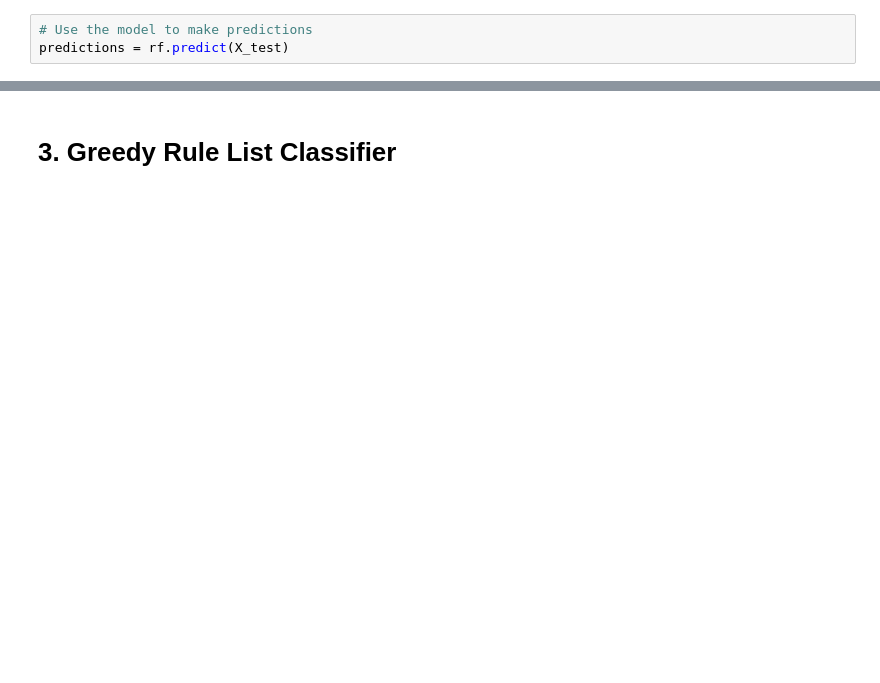
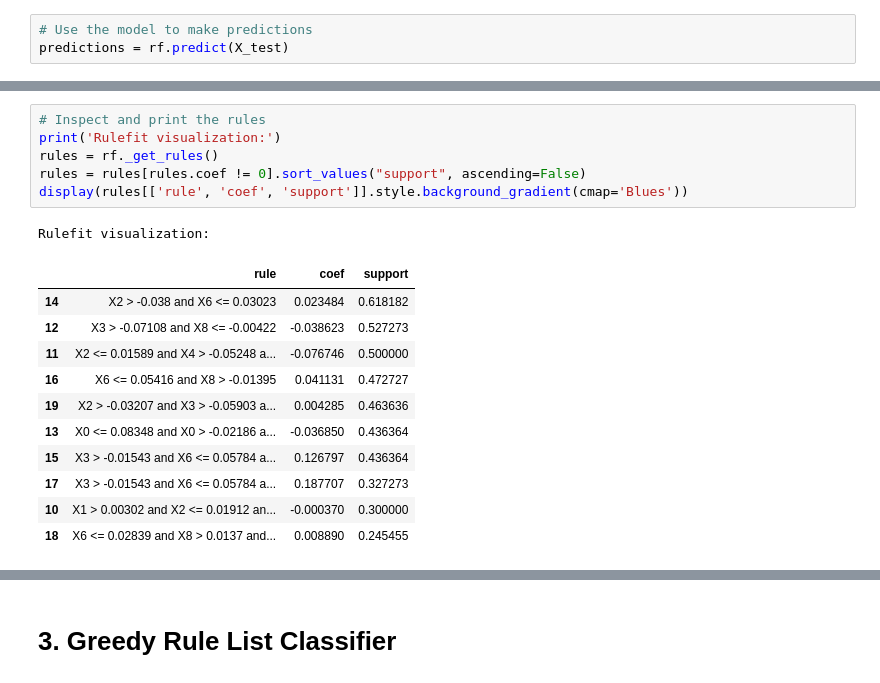
Before and after one commit to akalpit23/Interpretable-ML, a Jupyter notebook: Assignment-4/Assignment_04_Interpretable_ML_2.ipynb, the cells around one changed output, grey strips where cells are left out. Cells and saved outputs as stored; diff of their text form; blank space fills up the shorter version.

```diff
--- a/Assignment-4/Assignment_04_Interpretable_ML_2.ipynb
+++ b/Assignment-4/Assignment_04_Interpretable_ML_2.ipynb
@@ -185,3 +270,22 @@ rule_df
+# %%
+# Inspect and print the rules
+print('Rulefit visualization:')
+rules = rf._get_rules()
+rules = rules[rules.coef != 0].sort_values("support", ascending=False)
+display(rules[['rule', 'coef', 'support']].style.background_gradient(cmap='Blues'))
+# %% [output]
+Rulefit visualization:
+|  | rule | coef | support |
+| 14 | X2 > -0.038 and X6 <= 0.03023 | 0.023484 | 0.618182 |
+| 12 | X3 > -0.07108 and X8 <= -0.00422 | -0.038623 | 0.527273 |
+| 11 | X2 <= 0.01589 and X4 > -0.05248 a... | -0.076746 | 0.500000 |
+| 16 | X6 <= 0.05416 and X8 > -0.01395 | 0.041131 | 0.472727 |
+| 19 | X2 > -0.03207 and X3 > -0.05903 a... | 0.004285 | 0.463636 |
+| 13 | X0 <= 0.08348 and X0 > -0.02186 a... | -0.036850 | 0.436364 |
+| 15 | X3 > -0.01543 and X6 <= 0.05784 a... | 0.126797 | 0.436364 |
+| 17 | X3 > -0.01543 and X6 <= 0.05784 a... | 0.187707 | 0.327273 |
+| 10 | X1 > 0.00302 and X2 <= 0.01912 an... | -0.000370 | 0.300000 |
+| 18 | X6 <= 0.02839 and X8 > 0.0137 and... | 0.008890 | 0.245455 |
 # %%
 # Calculate the mean absolute error
 mae = mean_absolute_error(y_test, predictions)
```
Also changed, not shown: parts of 21 cells of this notebook, 4 other files.
